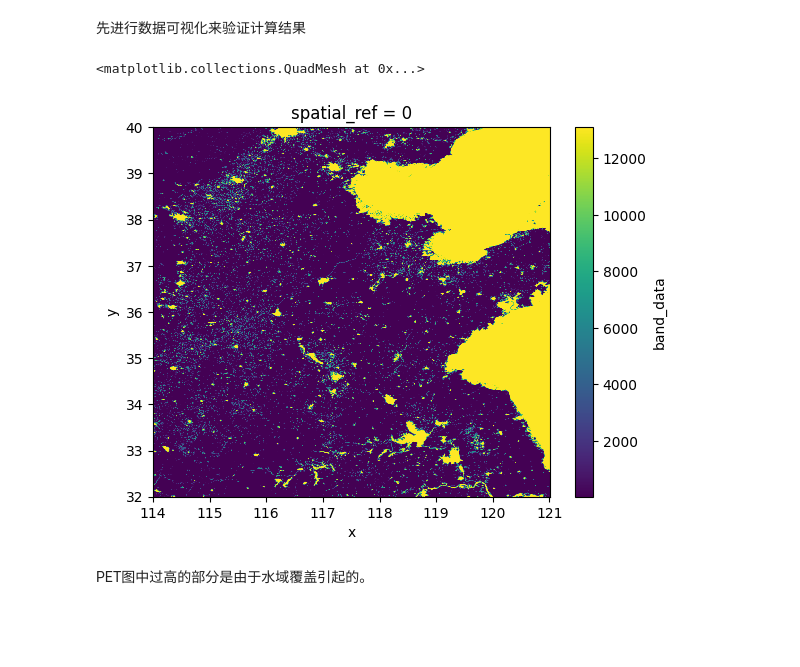
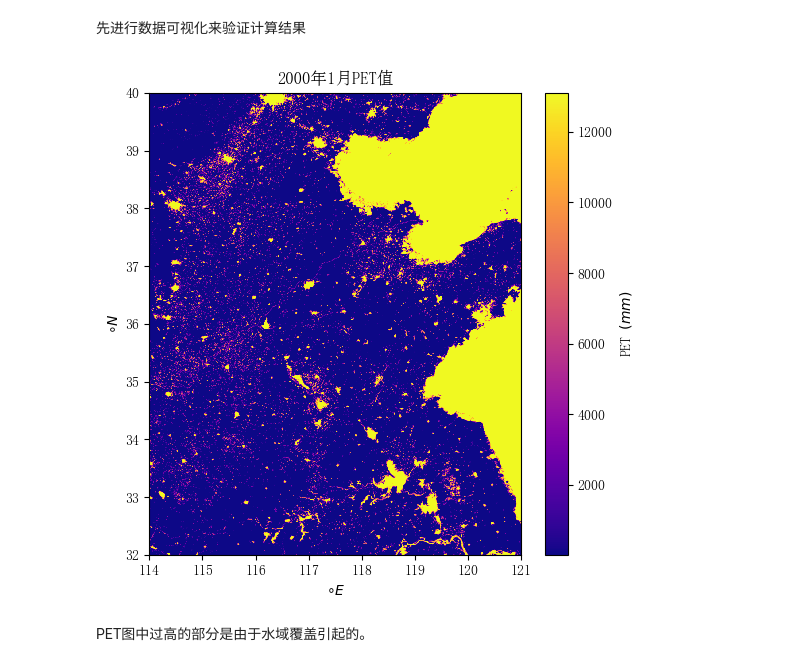
Before and after one commit to zyzh2002/risk_evaluation, a Jupyter notebook: scripts/calc/SPEI/calcSPEI.ipynb, the cells around one changed output. Cells and saved outputs as stored; diff of their text form; code cells hidden in the pictures; blank space fills up the shorter version.

Commit message:
new graphs

```diff
--- a/scripts/calc/SPEI/calcSPEI.ipynb
+++ b/scripts/calc/SPEI/calcSPEI.ipynb
@@ -15,6 +15,9 @@ import multiprocessing as mp
 import numba as nb
 import rasterio
 import rioxarray as rxr
+#%config InlineBackend.figure_format = 'svg'
+import matplotlib as mpl
+mpl.rcParams['font.family'] = ['SimSun']
 # %% [markdown]
 文档有点少，先进行测试计算
 # %%
@@ -78,10 +81,15 @@ $$ P=1-F(X) $$
 带入标准化计算式，即得SPEI。
 # %% [markdown]
 先进行数据可视化来验证计算结果
-# %%
-test_pet_frame.band_data.plot()
-# %% [output]
-<matplotlib.collections.QuadMesh at 0x...>
-[figure, removed]
+# %%
+fig,ax = plt.subplots(figsize=(6,6))
+test_pet_frame.band_data.plot(ax=ax,cmap='plasma',cbar_kwargs={'label':'PET $(mm)$'})
+
+ax.set_xlabel('$\circ E$')
+ax.set_ylabel('$\circ N$')
+
+ax.title.set_text('2000年1月PET值')
+# %% [output]
+[figure, added]
 # %% [markdown]
 PET图中过高的部分是由于水域覆盖引起的。
```
Also changed, not shown: parts of 3 cells of this notebook, 2 other files.
